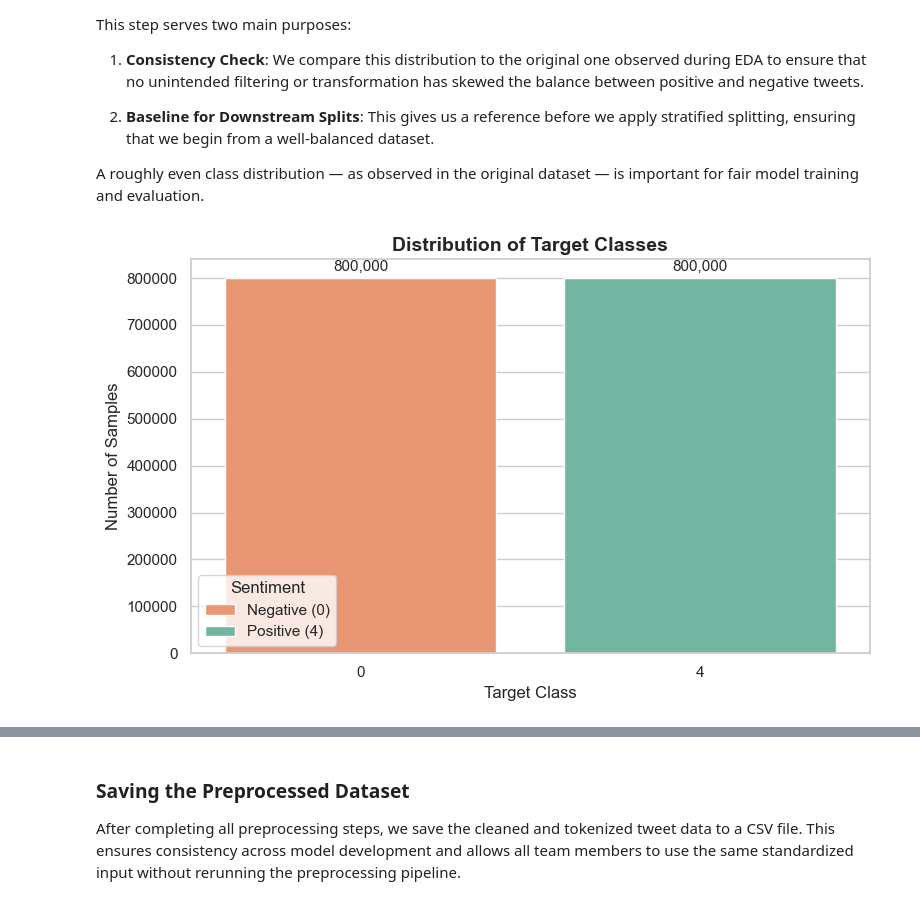
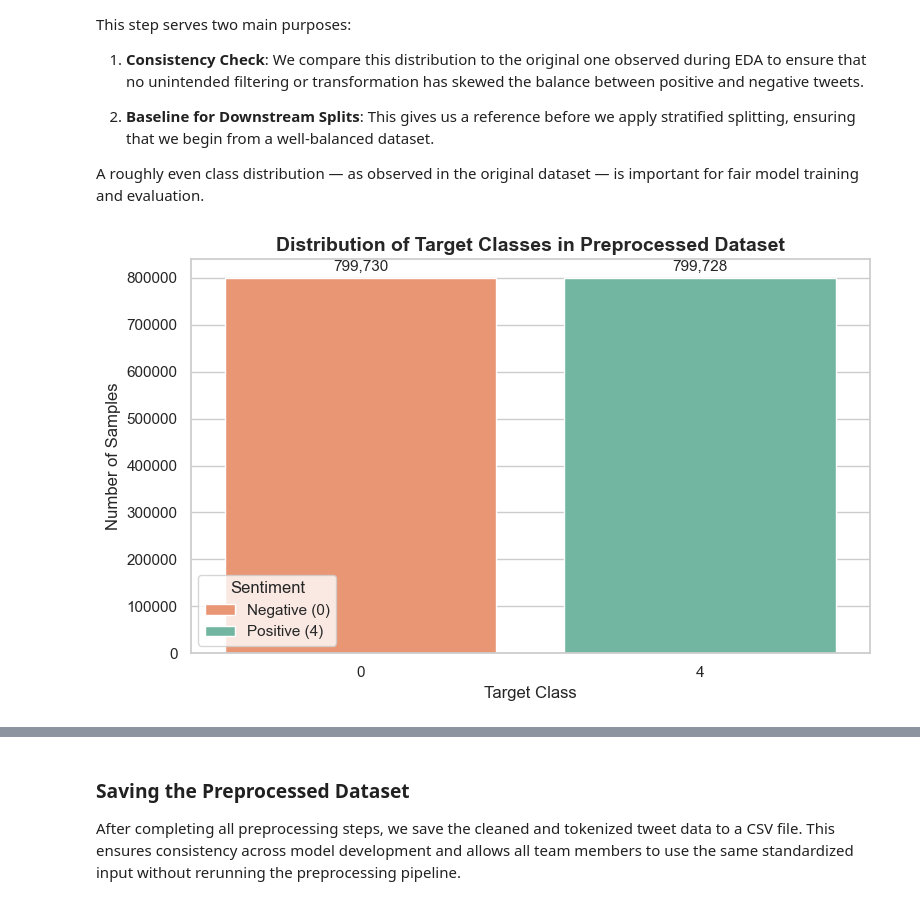
Before and after one commit to ariesslin/ie7500-g1-tweet-sentiment-nlp, a Jupyter notebook: scripts/2-Data-Preprocessing.ipynb, the cells around one changed output, grey strips where cells are left out. Saved outputs shown, nothing was run; the diff lists cells and outputs as text; code cells hidden in the pictures.

Commit message:
Check the dataset balance after preprocessing steps

```diff
--- a/scripts/2-Data-Preprocessing.ipynb
+++ b/scripts/2-Data-Preprocessing.ipynb
@@ -501,36 +501,36 @@ sentiment_palette = {
 sns.set(style="whitegrid")
 
 # Calculate value counts
-target_counts = df['target'].value_counts().sort_index()
+target_counts = preprocessed_tweets['target'].value_counts().sort_index()
 
 # Create the bar plot
 plt.figure(figsize=(8, 5))
 barplot = sns.barplot(x=target_counts.index, y=target_counts.values, hue=target_counts.index, palette=sentiment_palette, legend=True)
 
 # Add value labels on bars
 for i, value in enumerate(target_counts.values):
     plt.text(i, value + max(target_counts.values)*0.01, f'{value:,}',
              ha='center', va='bottom', fontsize=11)
 
 # Titles and labels
-plt.title('Distribution of Target Classes', fontsize=14, fontweight='bold')
+plt.title('Distribution of Target Classes in Preprocessed Dataset', fontsize=14, fontweight='bold')
 plt.xlabel('Target Class', fontsize=12)
 plt.ylabel('Number of Samples', fontsize=12)
 plt.xticks(fontsize=11)
 plt.yticks(fontsize=11)
 plt.tight_layout()
 
 # Customize the legend labels
 # Get the legend object
 handles, labels = barplot.get_legend_handles_labels()
 
 # Create a dictionary to map old labels (0, 4) to new labels ('Negative', 'Positive')
 new_labels = {'0': 'Negative (0)', '4': 'Positive (4)'}
 
 # Update the labels in the legend
 updated_labels = [new_labels[label] for label in labels]
 barplot.legend(handles, updated_labels, title="Sentiment")
 
 plt.show()
 # %% [output]
-[figure, old version]
+[figure, new version]
```
Also changed, not shown: parts of 4 cells of this notebook, 1 other file.
